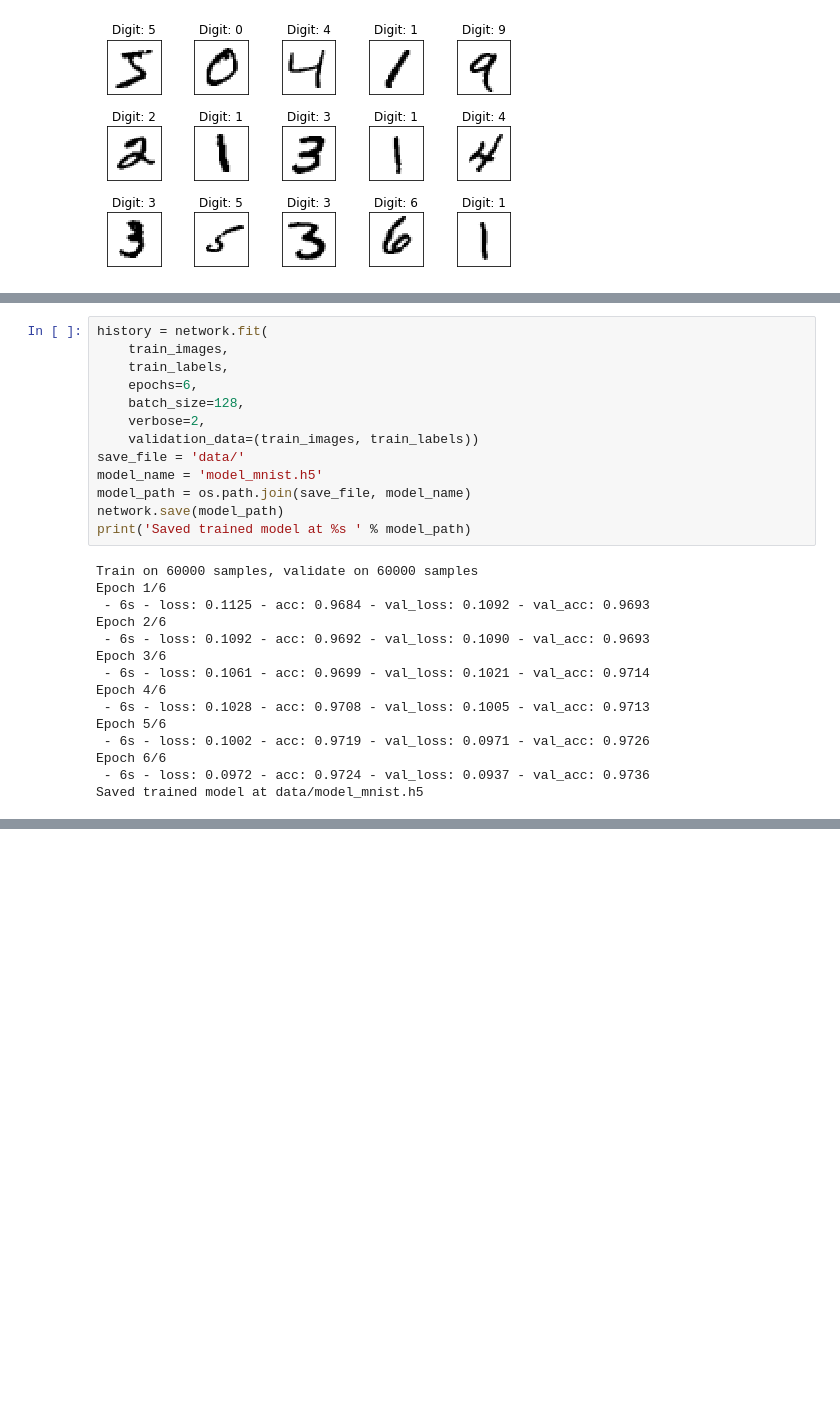
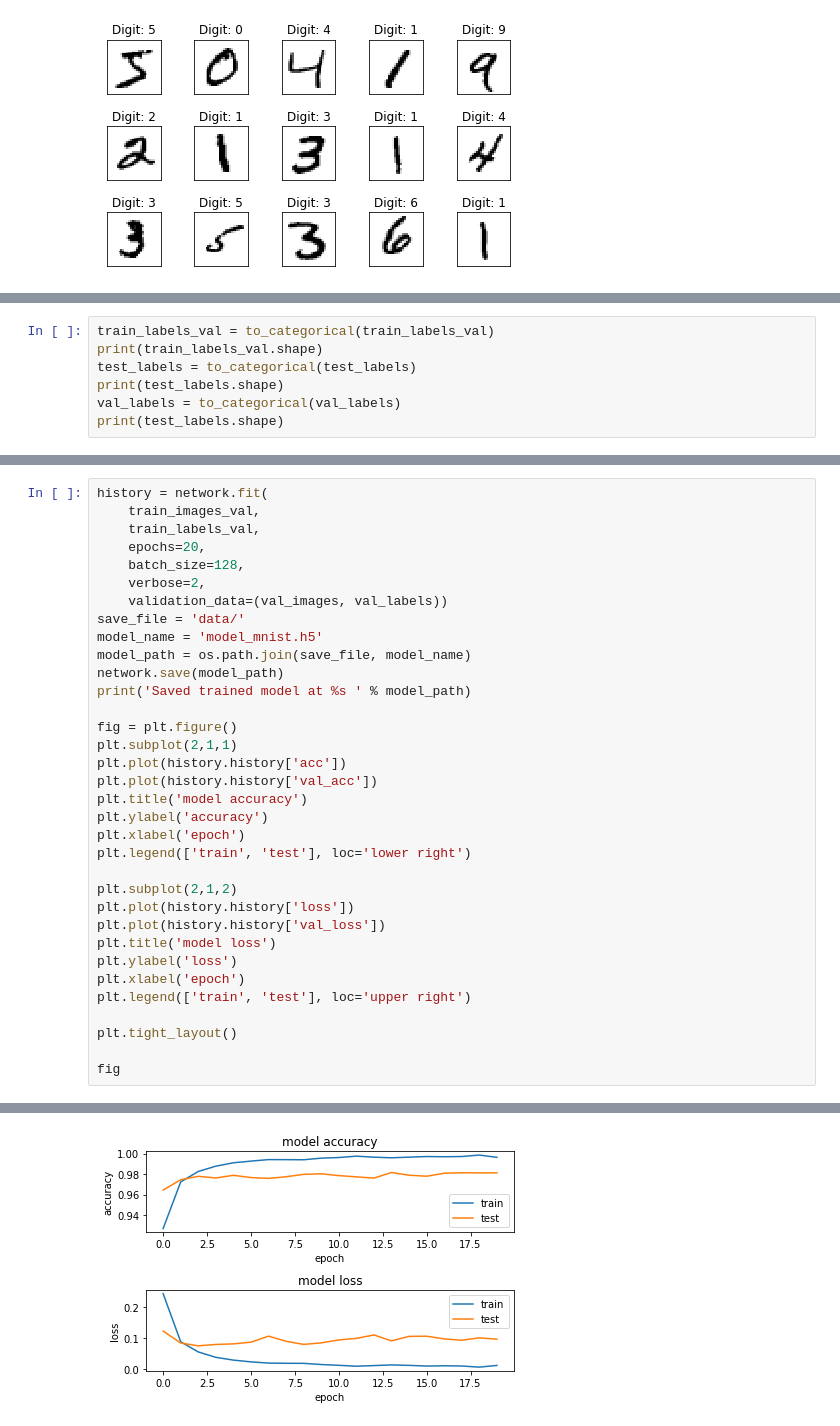
Before and after one commit to OrJaku/calc-application, a Jupyter notebook: digits_rec_model.ipynb, the cells around one changed output, grey strips where cells are left out. Cells and saved outputs as stored; diff of their text form; blank space fills up the shorter version.

```diff
--- a/digits_rec_model.ipynb
+++ b/digits_rec_model.ipynb
@@ -40,0 +49,7 @@ test_labels = to_categorical(test_labels)
+# %%
+train_labels_val = to_categorical(train_labels_val)
+print(train_labels_val.shape)
+test_labels = to_categorical(test_labels)
+print(test_labels.shape)
+val_labels = to_categorical(val_labels)
+print(test_labels.shape)
@@ -46,30 +79,37 @@ network.compile(optimizer='rmsprop',
                 loss='categorical_crossentropy',
                 metrics=['accuracy'])
-# %%
-history = network.fit(
-    train_images,
-    train_labels,
-    epochs=6,
-    batch_size=128,
-    verbose=2,
-    validation_data=(train_images, train_labels))
-save_file = 'data/'
-model_name = 'model_mnist.h5'
-model_path = os.path.join(save_file, model_name)
-network.save(model_path)
-print('Saved trained model at %s ' % model_path)
-# %% [output]
-Train on 60000 samples, validate on 60000 samples
-Epoch 1/6
- - 6s - loss: 0.1125 - acc: 0.9684 - val_loss: 0.1092 - val_acc: 0.9693
-Epoch 2/6
- - 6s - loss: 0.1092 - acc: 0.9692 - val_loss: 0.1090 - val_acc: 0.9693
-Epoch 3/6
- - 6s - loss: 0.1061 - acc: 0.9699 - val_loss: 0.1021 - val_acc: 0.9714
-Epoch 4/6
- - 6s - loss: 0.1028 - acc: 0.9708 - val_loss: 0.1005 - val_acc: 0.9713
-Epoch 5/6
- - 6s - loss: 0.1002 - acc: 0.9719 - val_loss: 0.0971 - val_acc: 0.9726
-Epoch 6/6
- - 6s - loss: 0.0972 - acc: 0.9724 - val_loss: 0.0937 - val_acc: 0.9736
-Saved trained model at data/model_mnist.h5
+# %%
+history = network.fit(
+    train_images_val,
+    train_labels_val,
+    epochs=20,
+    batch_size=128,
+    verbose=2,
+    validation_data=(val_images, val_labels))
+save_file = 'data/'
+model_name = 'model_mnist.h5'
+model_path = os.path.join(save_file, model_name)
+network.save(model_path)
+print('Saved trained model at %s ' % model_path)
+
+fig = plt.figure()
+plt.subplot(2,1,1)
+plt.plot(history.history['acc'])
+plt.plot(history.history['val_acc'])
+plt.title('model accuracy')
+plt.ylabel('accuracy')
+plt.xlabel('epoch')
+plt.legend(['train', 'test'], loc='lower right')
+
+plt.subplot(2,1,2)
+plt.plot(history.history['loss'])
+plt.plot(history.history['val_loss'])
+plt.title('model loss')
+plt.ylabel('loss')
+plt.xlabel('epoch')
+plt.legend(['train', 'test'], loc='upper right')
+
+plt.tight_layout()
+
+fig
+# %% [output]
@@ -75,0 +133 @@ Saved trained model at data/model_mnist.h5
+[figure, added]
```
Also changed, not shown: parts of 7 cells of this notebook.
